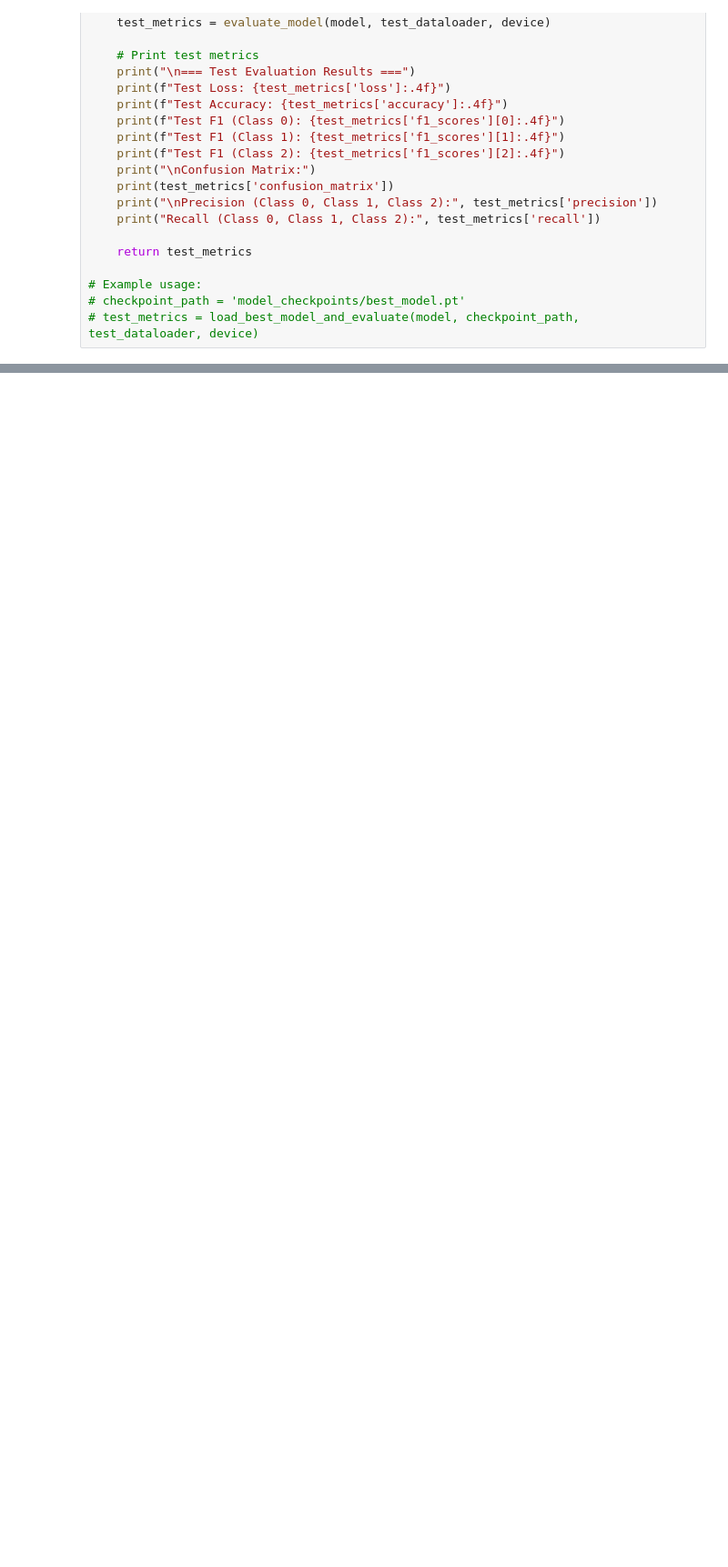
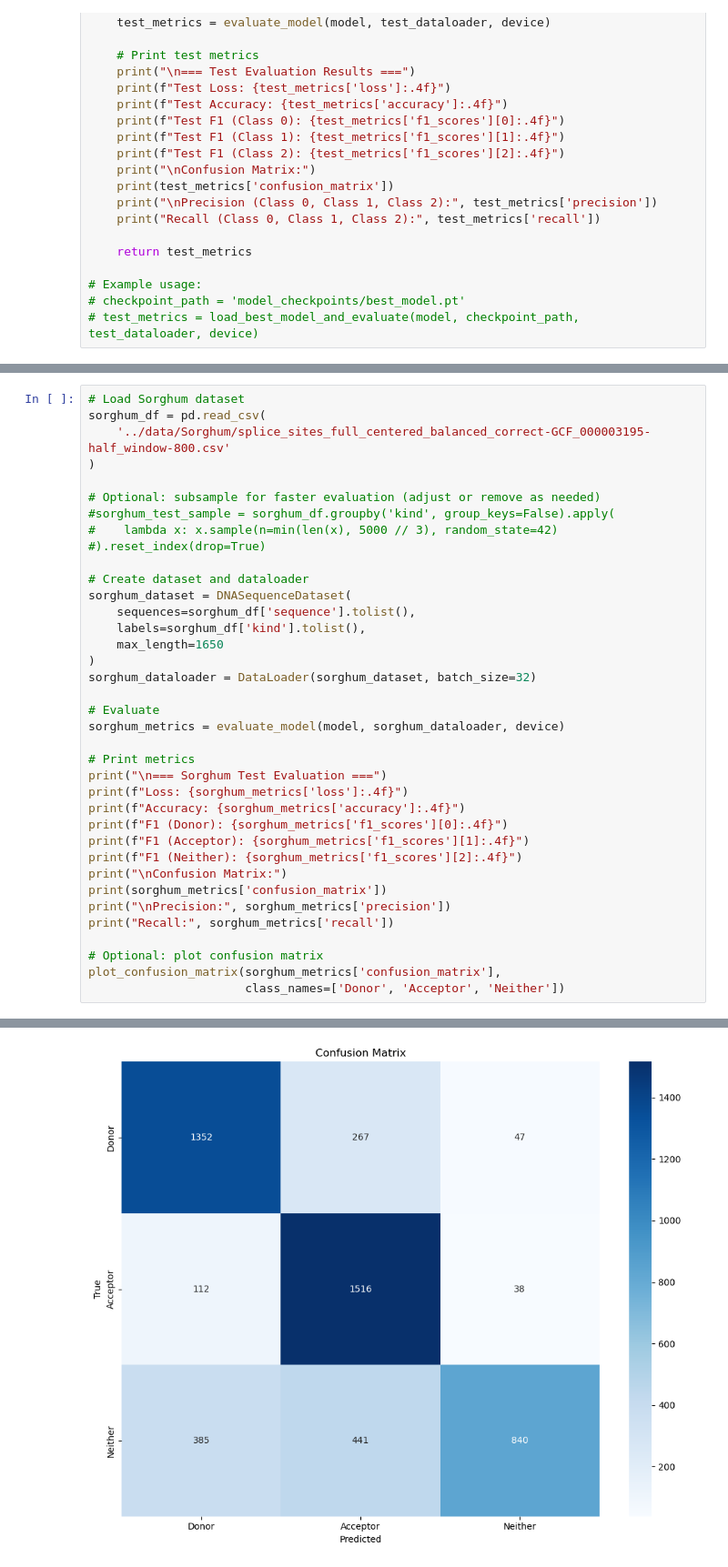
Before and after one commit to KishC/cs182_genomics_group_project, a Jupyter notebook: code/cs182_project_mamba_only_modeling_working.ipynb, the cells around one changed output, grey strips where cells are left out. Shown at 91% size. Drawn from its saved outputs; the diff is of its cells as text; blank space fills up the shorter version.

```diff
--- a/code/cs182_project_mamba_only_modeling_working.ipynb
+++ b/code/cs182_project_mamba_only_modeling_working.ipynb
@@ -672,0 +662,38 @@ plot_confusion_matrix(test_metrics['confusion_matrix'],
+# %%
+# Load Sorghum dataset
+sorghum_df = pd.read_csv(
+    '../data/Sorghum/splice_sites_full_centered_balanced_correct-GCF_000003195-half_window-800.csv'
+)
+
+# Optional: subsample for faster evaluation (adjust or remove as needed)
+#sorghum_test_sample = sorghum_df.groupby('kind', group_keys=False).apply(
+#    lambda x: x.sample(n=min(len(x), 5000 // 3), random_state=42)
+#).reset_index(drop=True)
+
+# Create dataset and dataloader
+sorghum_dataset = DNASequenceDataset(
+    sequences=sorghum_df['sequence'].tolist(),
+    labels=sorghum_df['kind'].tolist(),
+    max_length=1650
+)
+sorghum_dataloader = DataLoader(sorghum_dataset, batch_size=32)
+
+# Evaluate
+sorghum_metrics = evaluate_model(model, sorghum_dataloader, device)
+
+# Print metrics
+print("\n=== Sorghum Test Evaluation ===")
+print(f"Loss: {sorghum_metrics['loss']:.4f}")
+print(f"Accuracy: {sorghum_metrics['accuracy']:.4f}")
+print(f"F1 (Donor): {sorghum_metrics['f1_scores'][0]:.4f}")
+print(f"F1 (Acceptor): {sorghum_metrics['f1_scores'][1]:.4f}")
+print(f"F1 (Neither): {sorghum_metrics['f1_scores'][2]:.4f}")
+print("\nConfusion Matrix:")
+print(sorghum_metrics['confusion_matrix'])
+print("\nPrecision:", sorghum_metrics['precision'])
+print("Recall:", sorghum_metrics['recall'])
+
+# Optional: plot confusion matrix
+plot_confusion_matrix(sorghum_metrics['confusion_matrix'],
+                      class_names=['Donor', 'Acceptor', 'Neither'])
+# %% [output]
@@ -672,0 +714 @@ plot_confusion_matrix(test_metrics['confusion_matrix'],
+[figure, added]
```
Also changed, not shown: parts of 9 cells of this notebook.
